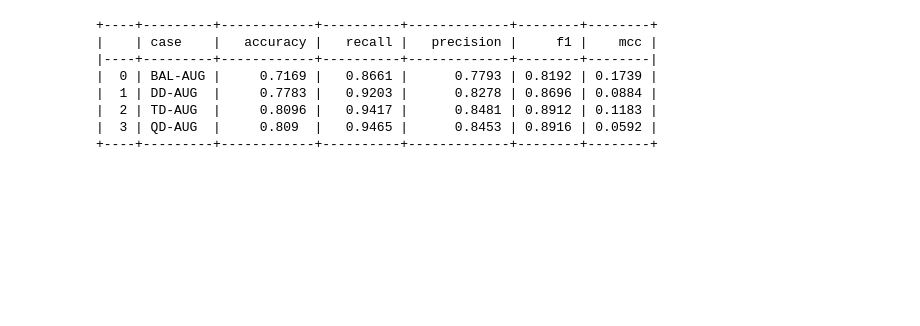
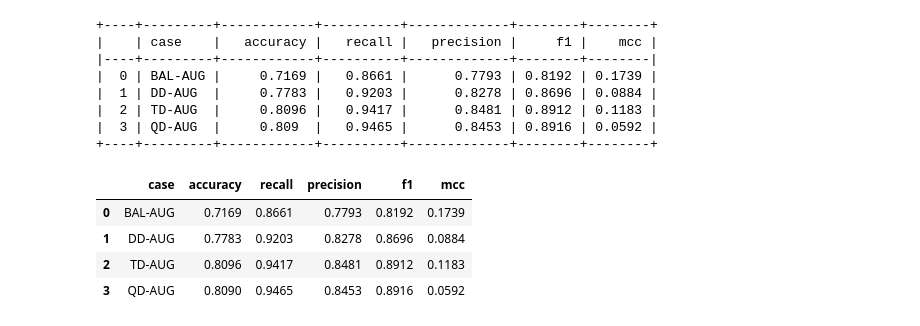
Before and after one commit to EmmanuelNiyi/Replication-of-Liver-Disease-Classification, a Jupyter notebook: replication-and-evaluation-of-tabular-data-augment.ipynb, the cells around one changed output. Cells and saved outputs as stored; diff of their text form; code cells hidden in the pictures; blank space fills up the shorter version.

```diff
--- a/replication-and-evaluation-of-tabular-data-augment.ipynb
+++ b/replication-and-evaluation-of-tabular-data-augment.ipynb
@@ -453,3 +512,11 @@ print(tabulate(gan_results, headers="keys", tablefmt="psql"))
 |  2 | TD-AUG  |     0.8096 |   0.9417 |      0.8481 | 0.8912 | 0.1183 |
 |  3 | QD-AUG  |     0.809  |   0.9465 |      0.8453 | 0.8916 | 0.0592 |
 +----+---------+------------+----------+-------------+--------+--------+
+# %%
+gan_results.head()
+# %% [output]
+|  | case | accuracy | recall | precision | f1 | mcc |
+| 0 | BAL-AUG | 0.7169 | 0.8661 | 0.7793 | 0.8192 | 0.1739 |
+| 1 | DD-AUG | 0.7783 | 0.9203 | 0.8278 | 0.8696 | 0.0884 |
+| 2 | TD-AUG | 0.8096 | 0.9417 | 0.8481 | 0.8912 | 0.1183 |
+| 3 | QD-AUG | 0.8090 | 0.9465 | 0.8453 | 0.8916 | 0.0592 |
```
Also changed, not shown: parts of 15 cells of this notebook.
